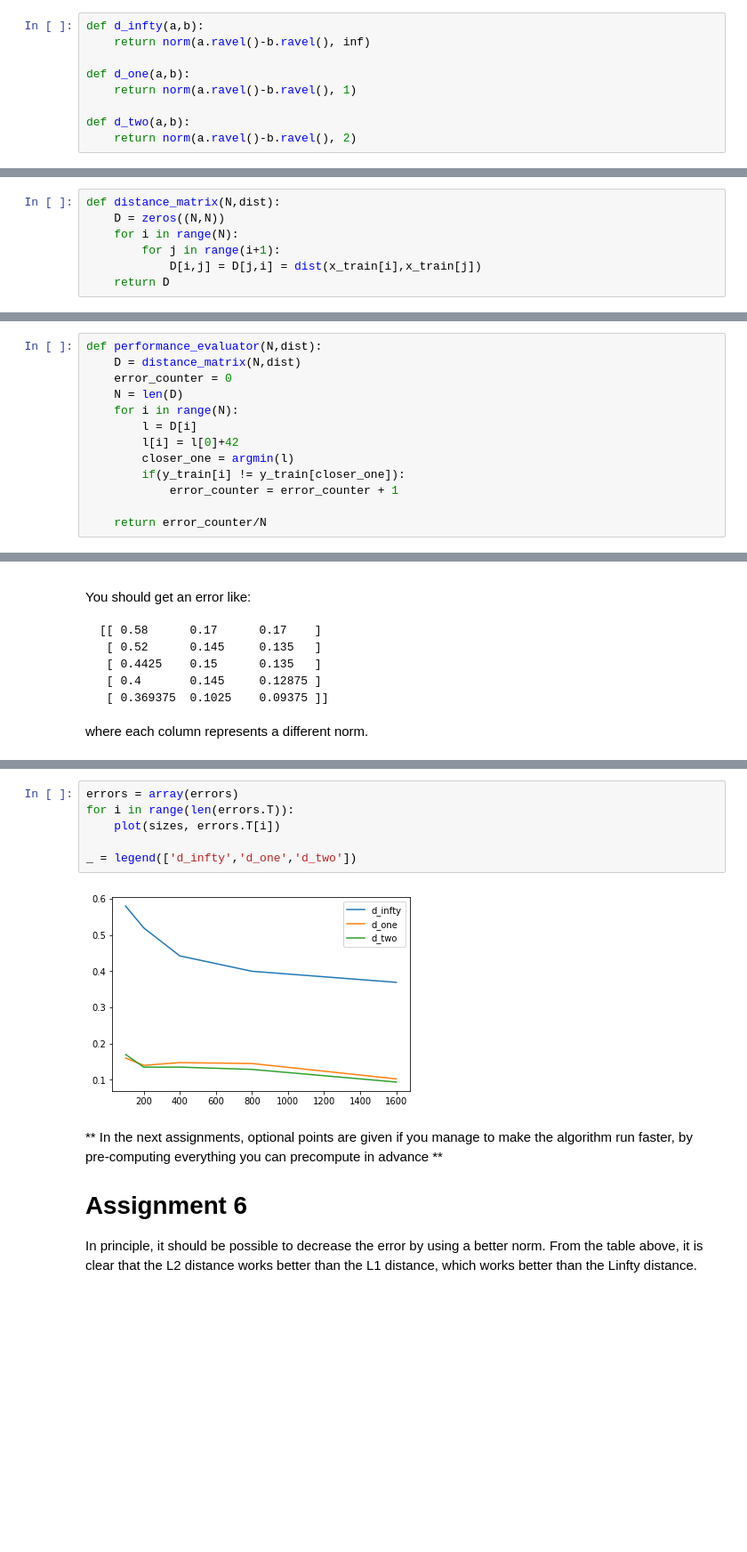
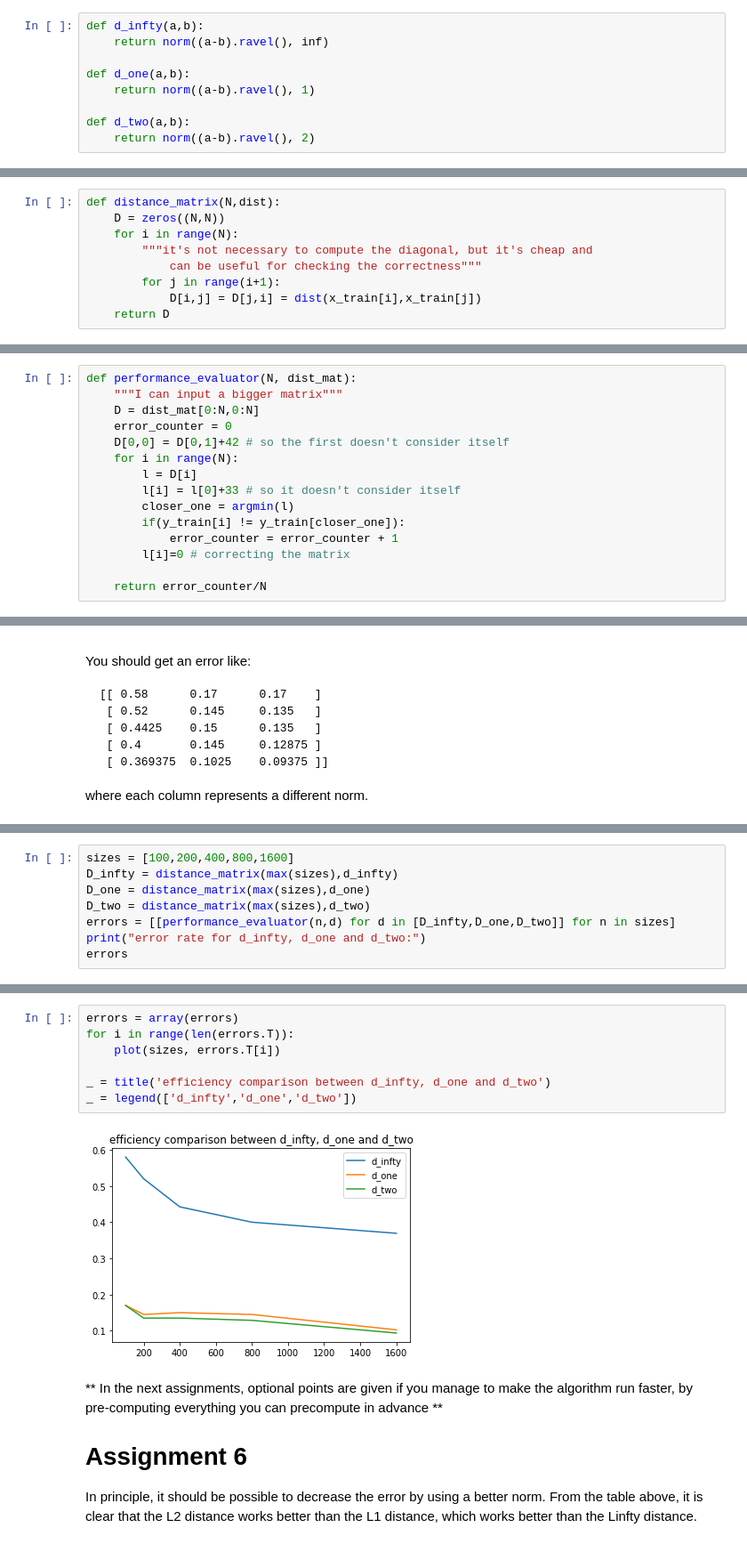
Before and after one commit to DavideScassola/P1.4_seed, a Jupyter notebook: final_project/davide_scassola_project.ipynb, the cells around one changed output, grey strips where cells are left out. Shown at 89% size. Drawn from its saved outputs; the diff is of its cells as text; blank space fills up the shorter version.

```diff
--- a/final_project/davide_scassola_project.ipynb
+++ b/final_project/davide_scassola_project.ipynb
@@ -34,10 +48,10 @@ Implement the following distance functions
 that take two `(28,28)` images in input, and return a non-negative number.
 # %%
 def d_infty(a,b):
-    return norm(a.ravel()-b.ravel(), inf)
+    return norm((a-b).ravel(), inf)
 
 def d_one(a,b):
-    return norm(a.ravel()-b.ravel(), 1)
+    return norm((a-b).ravel(), 1)
 
 def d_two(a,b):
-    return norm(a.ravel()-b.ravel(), 2)
+    return norm((a-b).ravel(), 2)
@@ -59,6 +69,8 @@ performing the **minimum** number of operations (i.e., avoid computing a distanc
 def distance_matrix(N,dist):
     D = zeros((N,N))
     for i in range(N):
+        """it's not necessary to compute the diagonal, but it's cheap and
+            can be useful for checking the correctness"""
         for j in range(i+1):
             D[i,j] = D[j,i] = dist(x_train[i],x_train[j])
     return D
@@ -119,15 +118,17 @@ Given a distance matrix with shape `(N,N)`, constructed on the first `N` samples
 
 - apply the function above to the 3 different distance matrices you computed before
 # %%
-def performance_evaluator(N,dist):
-    D = distance_matrix(N,dist)
+def performance_evaluator(N, dist_mat):
+    """I can input a bigger matrix"""
+    D = dist_mat[0:N,0:N]
     error_counter = 0
-    N = len(D)
+    D[0,0] = D[0,1]+42 # so the first doesn't consider itself
     for i in range(N):
         l = D[i]
-        l[i] = l[0]+42
+        l[i] = l[0]+33 # so it doesn't consider itself
         closer_one = argmin(l)
         if(y_train[i] != y_train[closer_one]):
             error_counter = error_counter + 1
+        l[i]=0 # correcting the matrix
 
     return error_counter/N
@@ -161,0 +149,8 @@ errors
+# %%
+sizes = [100,200,400,800,1600]
+D_infty = distance_matrix(max(sizes),d_infty)
+D_one = distance_matrix(max(sizes),d_one)
+D_two = distance_matrix(max(sizes),d_two)
+errors = [[performance_evaluator(n,d) for d in [D_infty,D_one,D_two]] for n in sizes]
+print("error rate for d_infty, d_one and d_two:")
+errors
@@ -162,11 +164,12 @@ errors
 # %%
 errors = array(errors)
 for i in range(len(errors.T)):
     plot(sizes, errors.T[i])
 
+_ = title('efficiency comparison between d_infty, d_one and d_two')
 _ = legend(['d_infty','d_one','d_two'])
 # %% [output]
-[figure, old version]
+[figure, new version]
 # %% [markdown]
 ** In the next assignments, optional points are given if you manage to make the algorithm run faster, by pre-computing everything you can precompute in advance **
 
```
Also changed, not shown: parts of 36 cells of this notebook.
